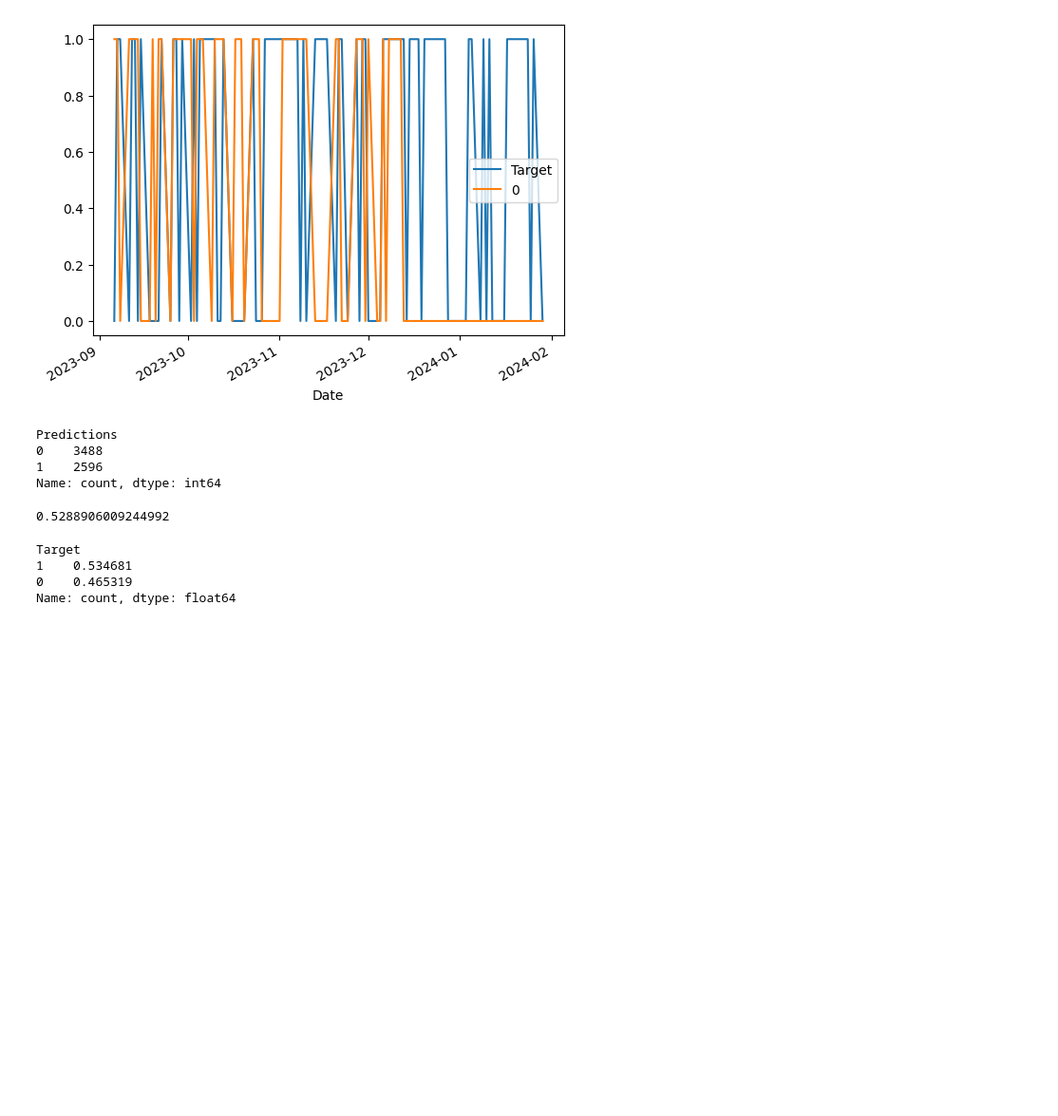
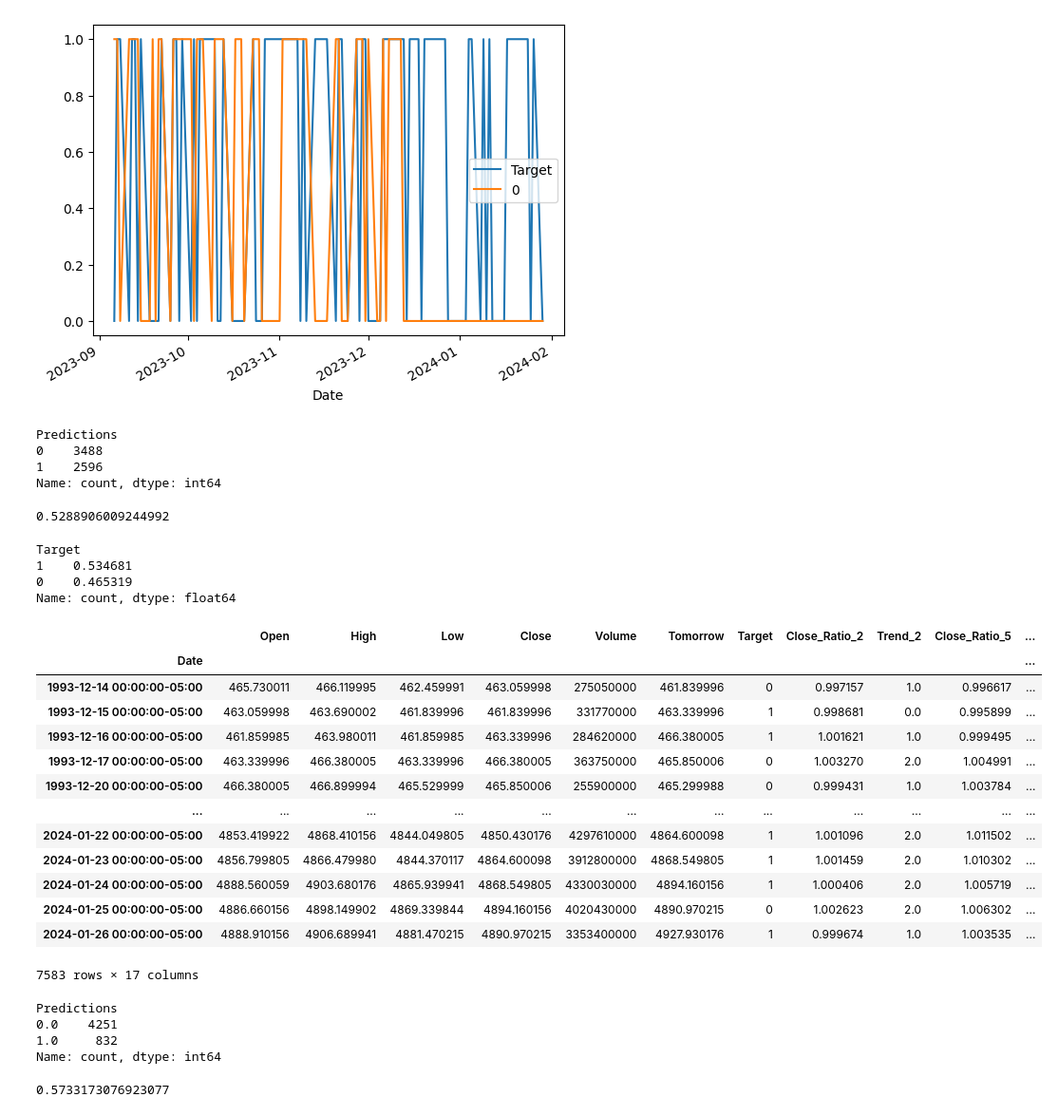
Before and after one commit to end-9214/stock_market_predictor, a Jupyter notebook: stock_predictor.ipynb, the cells around one changed output. Shown: that part at 95% size. Cells and saved outputs as stored; diff of their text form; code cells hidden in the pictures; blank space fills up the shorter version.

```diff
--- a/stock_predictor.ipynb
+++ b/stock_predictor.ipynb
@@ -168,3 +168,37 @@ Target
 1    0.534681
 0    0.465319
 Name: count, dtype: float64
+# %%
+horizons = [2,5,60,250,1000]
+
+new_predictors = []
+
+for horizon in horizons:
+  rolling_averages = sp500.rolling(horizon).mean()
+
+  ratio_column = f"Close_Ratio_{horizon}"
+  sp500[ratio_column] = sp500["Close"] / rolling_averages["Close"]
+
+  trend_column = f"Trend_{horizon}"
+  sp500[trend_column] = sp500.shift(1).rolling(horizon).sum()["Target"]
+
+  new_predictors += [ratio_column, trend_column]
+# %%
+sp500 = sp500.dropna()
+# %%
+sp500
+# %% [output]
+|  | Open | High | Low | Close | Volume | Tomorrow | Target | Close_Ratio_2 | Trend_2 | Close_Ratio_5 | ... |
+| Date |  |  |  |  |  |  |  |  |  |  | ... |
+| 1993-12-14 00:00:00-05:00 | 465.730011 | 466.119995 | 462.459991 | 463.059998 | 275050000 | 461.839996 | 0 | 0.997157 | 1.0 | 0.996617 | ... |
+| 1993-12-15 00:00:00-05:00 | 463.059998 | 463.690002 | 461.839996 | 461.839996 | 331770000 | 463.339996 | 1 | 0.998681 | 0.0 | 0.995899 | ... |
+| 1993-12-16 00:00:00-05:00 | 461.859985 | 463.980011 | 461.859985 | 463.339996 | 284620000 | 466.380005 | 1 | 1.001621 | 1.0 | 0.999495 | ... |
+| 1993-12-17 00:00:00-05:00 | 463.339996 | 466.380005 | 463.339996 | 466.380005 | 363750000 | 465.850006 | 0 | 1.003270 | 2.0 | 1.004991 | ... |
+| 1993-12-20 00:00:00-05:00 | 466.380005 | 466.899994 | 465.529999 | 465.850006 | 255900000 | 465.299988 | 0 | 0.999431 | 1.0 | 1.003784 | ... |
+| ... | ... | ... | ... | ... | ... | ... | ... | ... | ... | ... | ... |
+| 2024-01-22 00:00:00-05:00 | 4853.419922 | 4868.410156 | 4844.049805 | 4850.430176 | 4297610000 | 4864.600098 | 1 | 1.001096 | 2.0 | 1.011502 | ... |
+| 2024-01-23 00:00:00-05:00 | 4856.799805 | 4866.479980 | 4844.370117 | 4864.600098 | 3912800000 | 4868.549805 | 1 | 1.001459 | 2.0 | 1.010302 | ... |
+| 2024-01-24 00:00:00-05:00 | 4888.560059 | 4903.680176 | 4865.939941 | 4868.549805 | 4330030000 | 4894.160156 | 1 | 1.000406 | 2.0 | 1.005719 | ... |
+| 2024-01-25 00:00:00-05:00 | 4886.660156 | 4898.149902 | 4869.339844 | 4894.160156 | 4020430000 | 4890.970215 | 0 | 1.002623 | 2.0 | 1.006302 | ... |
+| 2024-01-26 00:00:00-05:00 | 4888.910156 | 4906.689941 | 4881.470215 | 4890.970215 | 3353400000 | 4927.930176 | 1 | 0.999674 | 1.0 | 1.003535 | ... |
+7583 rows × 17 columns
@@ -170,0 +218,11 @@ Name: count, dtype: float64
+# %%
+predictions["Predictions"].value_counts()
+# %% [output]
+Predictions
+0.0    4251
+1.0     832
+Name: count, dtype: int64
+# %%
+precision_score(predictions["Target"], predictions["Predictions"])
+# %% [output]
+0.5733173076923077
```
Also changed, not shown: parts of 3 cells of this notebook.
